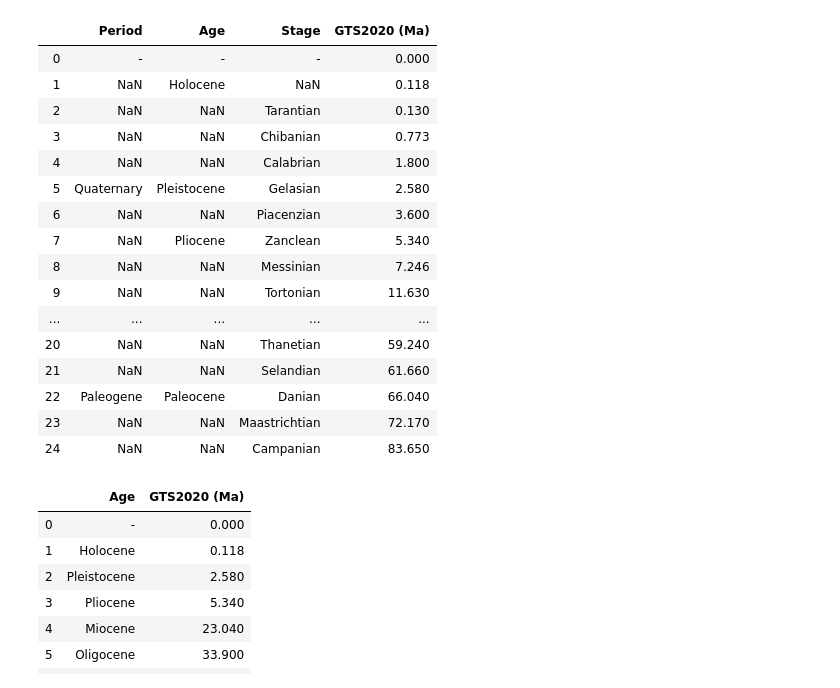
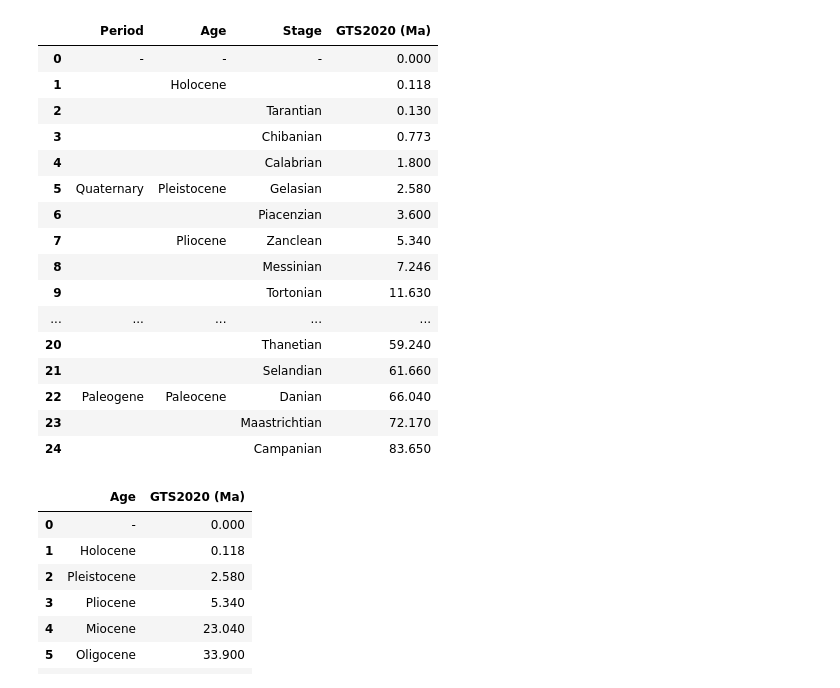
Before and after one commit to miguel-garces/Geol-Time-Scale, a Jupyter notebook: GPTS_Astrochron.ipynb, the cells around one changed output. Saved outputs shown, nothing was run; the diff lists cells and outputs as text; code cells hidden in the pictures.

```diff
--- a/GPTS_Astrochron.ipynb
+++ b/GPTS_Astrochron.ipynb
@@ -45,27 +52,27 @@ datafile
 # %%
 #read file with age of stages and epochs
 file = "gpts1995-2020.xlsx"
 xls = pd.ExcelFile(file)
 chronostrat = xls.parse(1) #first sheet (0) of the excel file parsed to variable
-chronostrat
+chronostrat.fillna('')
 # %% [output]
 |  | Period | Age | Stage | GTS2020 (Ma) |
 | 0 | - | - | - | 0.000 |
-| 1 | NaN | Holocene | NaN | 0.118 |
-| 2 | NaN | NaN | Tarantian | 0.130 |
-| 3 | NaN | NaN | Chibanian | 0.773 |
-| 4 | NaN | NaN | Calabrian | 1.800 |
+| 1 |  | Holocene |  | 0.118 |
+| 2 |  |  | Tarantian | 0.130 |
+| 3 |  |  | Chibanian | 0.773 |
+| 4 |  |  | Calabrian | 1.800 |
 | 5 | Quaternary | Pleistocene | Gelasian | 2.580 |
-| 6 | NaN | NaN | Piacenzian | 3.600 |
-| 7 | NaN | Pliocene | Zanclean | 5.340 |
-| 8 | NaN | NaN | Messinian | 7.246 |
-| 9 | NaN | NaN | Tortonian | 11.630 |
+| 6 |  |  | Piacenzian | 3.600 |
+| 7 |  | Pliocene | Zanclean | 5.340 |
+| 8 |  |  | Messinian | 7.246 |
+| 9 |  |  | Tortonian | 11.630 |
 | ... | ... | ... | ... | ... |
-| 20 | NaN | NaN | Thanetian | 59.240 |
-| 21 | NaN | NaN | Selandian | 61.660 |
+| 20 |  |  | Thanetian | 59.240 |
+| 21 |  |  | Selandian | 61.660 |
 | 22 | Paleogene | Paleocene | Danian | 66.040 |
-| 23 | NaN | NaN | Maastrichtian | 72.170 |
-| 24 | NaN | NaN | Campanian | 83.650 |
+| 23 |  |  | Maastrichtian | 72.170 |
+| 24 |  |  | Campanian | 83.650 |
 # %%
 chrono_age = chronostrat.dropna(subset=['Age'])
 chrono_age = chrono_age.reset_index(drop = True)
```
Also changed, not shown: parts of 8 cells of this notebook.
